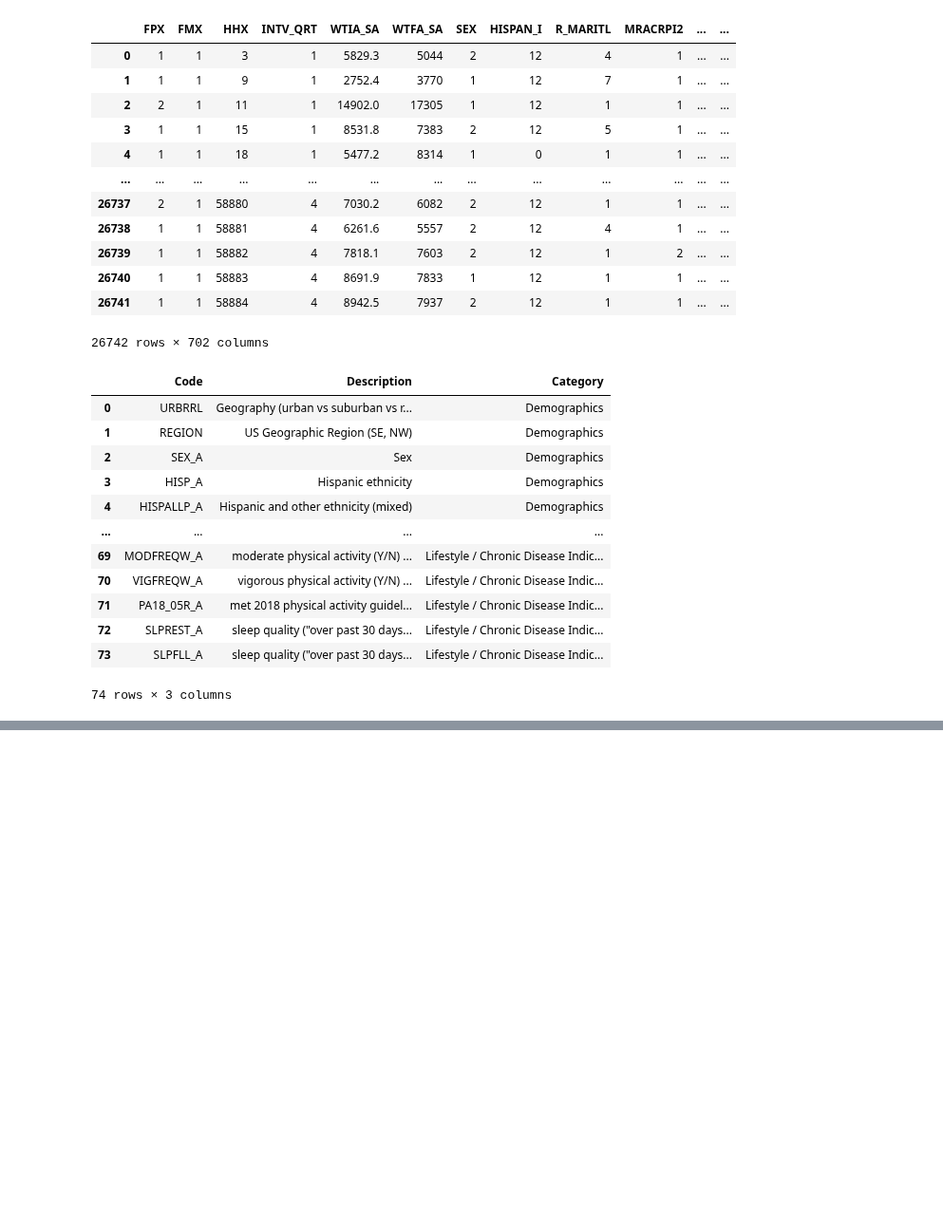
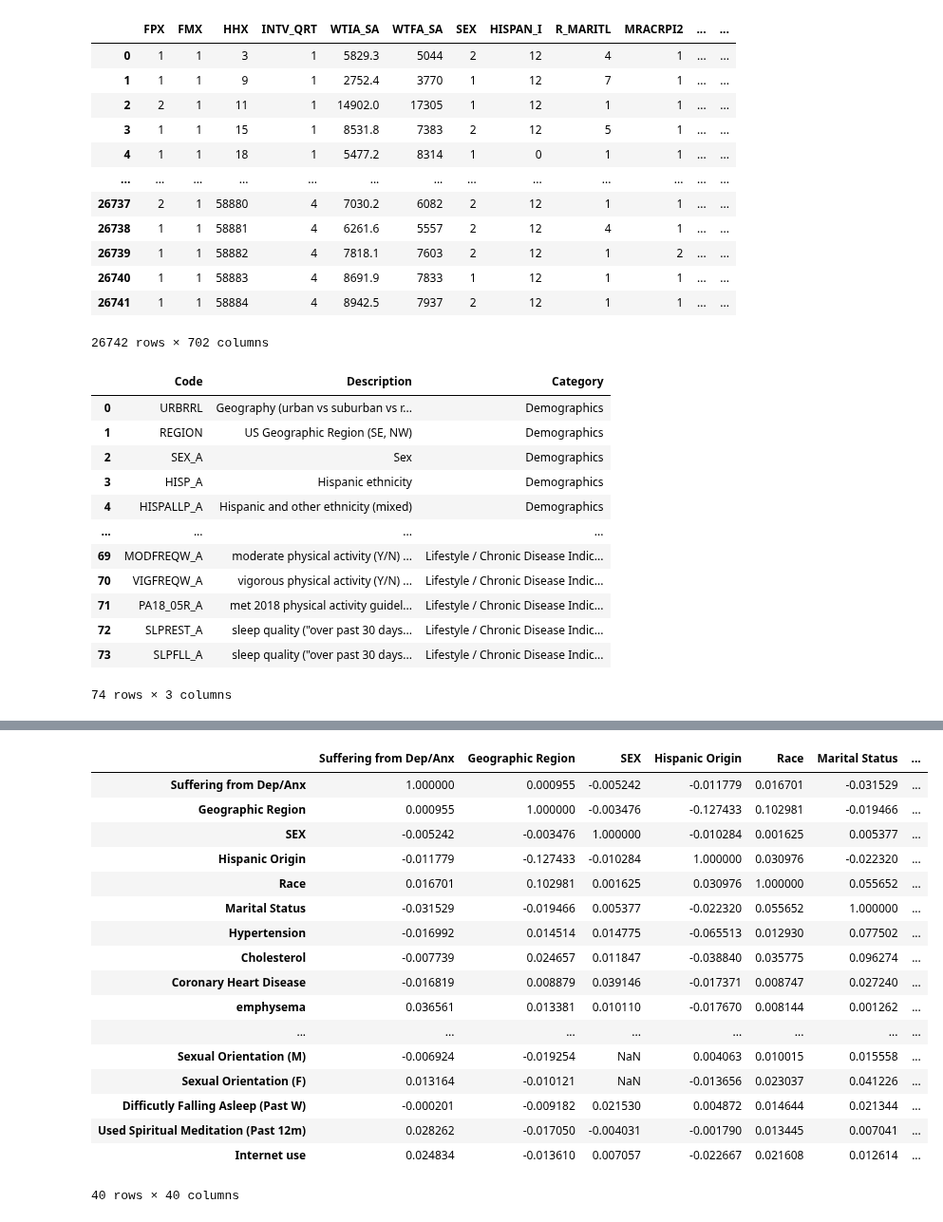
Before and after one commit to ShipraGupta16/Project_1, a Jupyter notebook: cdc_codes.ipynb, the cells around one changed output, grey strips where cells are left out. Shown at 95% size. Drawn from its saved outputs; the diff is of its cells as text; code cells hidden in the pictures; blank space fills up the shorter version.

```diff
--- a/cdc_codes.ipynb
+++ b/cdc_codes.ipynb
@@ -63,0 +72,35 @@ data_2017.head()
+# %%
+filtered_data_2017 = filtered_data_2017.rename(columns = {"AFLHCA17" : "Suffering from Dep/Anx",
+                                                          "REGION" : "Geographic Region", "SEX" : "SEX",
+                                                          "HISPAN_I" : "Hispanic Origin",
+                                                          "RACERPI2" : "Race", "R_MARITL" : "Marital Status",
+                                                          "HYPEV" : "Hypertension", "CHLEV" : "Cholesterol",
+                                                          "CHDEV" : "Coronary Heart Disease", "EPHEV" : "emphysema",
+                                                          "AASMEV" : "Asthma", "CANEV" : "Cancer",
+                                                          "DIBEV1" : "Diabetes", "DIBTYPE" : "Diabetes Type",
+                                                          "EPILEP1" : "Epilepsy", "ARTH1" : "Arthritis",
+                                                          "HRAIDNOW" : "Usin a Hearing Aid",
+                                                          "AVISION" : "Trouble seeing W/Glasses/Lenses",
+                                                          "AHSTATYR" : "Health Status (Past 12m)",
+                                                          "PAINLMT" : "Pain Severity (Past 6m)",
+                                                          "FLWALK" : "Mobility/Ability to Walk Unaided",
+                                                          "ALCHRONR" : "Overall Functional Limitation",
+                                                          "SMKSTAT2" : "Smoking Status",
+                                                          "MODFREQW" : "Moderate Activity/W",
+                                                          "ALCSTAT" : "Alcohol Drinking Status",
+                                                          "AHCPLROU" : "Usual Place for Routine/Preventive Care",
+                                                          "AWORPAY" : "Medical Bills Pay Worry",
+                                                          "ADNLONG2" : "Time Since Dentist's Last Visit",
+                                                          "AHCSYR1" : "Seen/Talked With Mental Specialist (Past 12m)",
+                                                          "AHERNOY2" : "ER/ED Freq. (Past 12m)",
+                                                          "AHCHYR" : "Home Care Received (Past 12m)",
+                                                          "ASRGYR" : "Surgery/Surgical Procedures (Past 12m)",
+                                                          "AMDLONGR" : "Time Since Last Seen/Talked to a Health Pro",
+                                                          "AEXCHNG" : "Looked into Buying Ins. through Healthcare.gov/Health Ins. MP",
+                                                          "ASICPUSE" : "Computer Use Freq.", "ASISIM" : "Sexual Orientation (M)",
+                                                          "ASISIF" : "Sexual Orientation (F)",
+                                                          "ASISLPFL" : "Difficutly Falling Asleep (Past W)",
+                                                          "MBO_SPR1" : "Used Spiritual Meditation (Past 12m)",
+                                                          "AWEBUSE" : "Internet use",
+                                                       })
+filtered_data_2017.head()
@@ -63,0 +115,21 @@ data_2017.head()
+# %%
+filtered_data_2017.corr()
+# %% [output]
+|  | Suffering from Dep/Anx | Geographic Region | SEX | Hispanic Origin | Race | Marital Status | ... |
+| Suffering from Dep/Anx | 1.000000 | 0.000955 | -0.005242 | -0.011779 | 0.016701 | -0.031529 | ... |
+| Geographic Region | 0.000955 | 1.000000 | -0.003476 | -0.127433 | 0.102981 | -0.019466 | ... |
+| SEX | -0.005242 | -0.003476 | 1.000000 | -0.010284 | 0.001625 | 0.005377 | ... |
+| Hispanic Origin | -0.011779 | -0.127433 | -0.010284 | 1.000000 | 0.030976 | -0.022320 | ... |
+| Race | 0.016701 | 0.102981 | 0.001625 | 0.030976 | 1.000000 | 0.055652 | ... |
+| Marital Status | -0.031529 | -0.019466 | 0.005377 | -0.022320 | 0.055652 | 1.000000 | ... |
+| Hypertension | -0.016992 | 0.014514 | 0.014775 | -0.065513 | 0.012930 | 0.077502 | ... |
+| Cholesterol | -0.007739 | 0.024657 | 0.011847 | -0.038840 | 0.035775 | 0.096274 | ... |
+| Coronary Heart Disease | -0.016819 | 0.008879 | 0.039146 | -0.017371 | 0.008747 | 0.027240 | ... |
+| emphysema | 0.036561 | 0.013381 | 0.010110 | -0.017670 | 0.008144 | 0.001262 | ... |
+| ... | ... | ... | ... | ... | ... | ... | ... |
+| Sexual Orientation (M) | -0.006924 | -0.019254 | NaN | 0.004063 | 0.010015 | 0.015558 | ... |
+| Sexual Orientation (F) | 0.013164 | -0.010121 | NaN | -0.013656 | 0.023037 | 0.041226 | ... |
+| Difficutly Falling Asleep (Past W) | -0.000201 | -0.009182 | 0.021530 | 0.004872 | 0.014644 | 0.021344 | ... |
+| Used Spiritual Meditation (Past 12m) | 0.028262 | -0.017050 | -0.004031 | -0.001790 | 0.013445 | 0.007041 | ... |
+| Internet use | 0.024834 | -0.013610 | 0.007057 | -0.022667 | 0.021608 | 0.012614 | ... |
+40 rows × 40 columns
```
Also changed, not shown: parts of 9 cells of this notebook.
